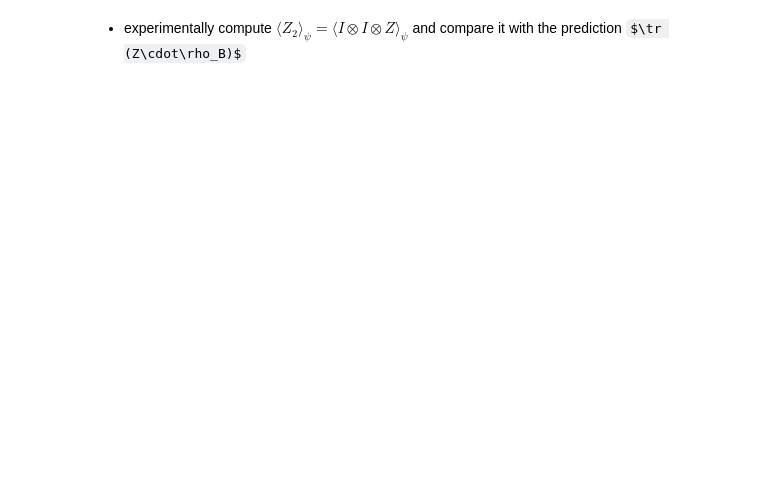
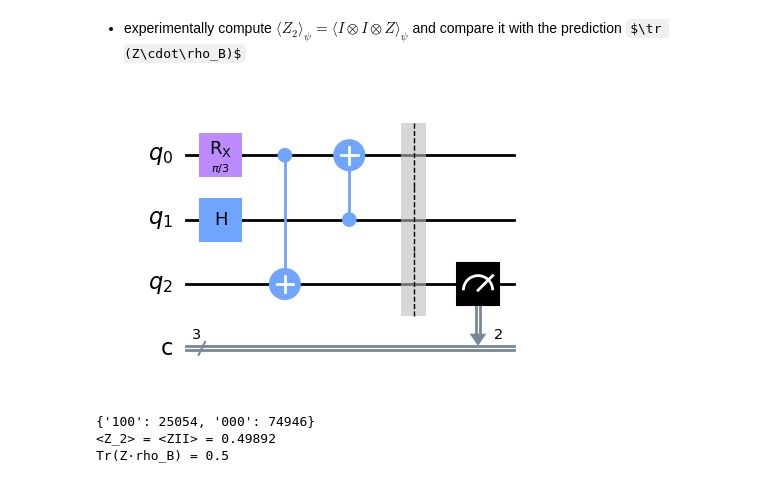
Before and after one commit to jorgevazquezperez/MQIST, a Jupyter notebook: MQIST_FIC_exercise_set_4.ipynb, the cells around one changed output. Saved outputs shown, nothing was run; the diff lists cells and outputs as text; code cells hidden in the pictures; some formulas as TeX source; blank space fills up the shorter version.

```diff
--- a/MQIST_FIC_exercise_set_4.ipynb
+++ b/MQIST_FIC_exercise_set_4.ipynb
@@ -357,3 +364,54 @@ Purity of rho_B: 0.625
 
 - experimentally compute $\langle  Z_2\rangle_\psi = \langle I\otimes I\otimes   Z\rangle_\psi $ and compare it with the prediction $\tr (Z\cdot\rho_B)$
 </div>
+# %%
+# Define the function to measure in Pauli String
+def add_multimeasure_XYZ(circuit, paulistring):
+
+    assert(circuit.num_qubits==len(paulistring)) #check whether width of circuit coincides with length of Pauli string
+
+    for i, basis in enumerate(reversed(paulistring)):
+        if  basis == 'X':
+            circuit.h(i)
+            circuit.measure(i, i)
+        elif basis == 'Z':
+            circuit.measure(i, i)
+            pass
+        elif basis == 'Y':
+            circuit.sdg(i)
+            circuit.h(i)
+            circuit.measure(i, i)
+
+    return circuit
+
+""" CALCULATE <Z_2> """
+# Take qc from previous exercise
+qc = qc_exercise4(cr = True)
+qc.barrier()
+
+# Add the correspondent measurements
+qc = add_multimeasure_XYZ(qc, "ZII")
+display(qc.draw('mpl'))
+
+# Execute and calculate the expentacion value
+M_backend = Aer.get_backend('qasm_simulator')
+shots=100000
+counts = execute(qc,M_backend,shots=shots).result().get_counts()
+print(counts)
+
+mean = 0
+for bitstring, count in counts.items():
+    mean += (-1)**(sum([int(bit) for bit in bitstring])) * count/shots
+
+print('<Z_2> = <ZII> =', np.round(mean, 5))
+
+""" CALCULATE Tr(Z·rho_B) """
+Z=np.matrix([[1, 0],[0, -1]])
+
+result = np.trace(np.dot(Z, rho_B))
+print("Tr(Z·rho_B) =", np.round(result.real, 5))
+# %% [output]
+[figure, added]
+{'100': 25054, '000': 74946}
+<Z_2> = <ZII> = 0.49892
+Tr(Z·rho_B) = 0.5
```
Also changed, not shown: parts of 6 cells of this notebook.
